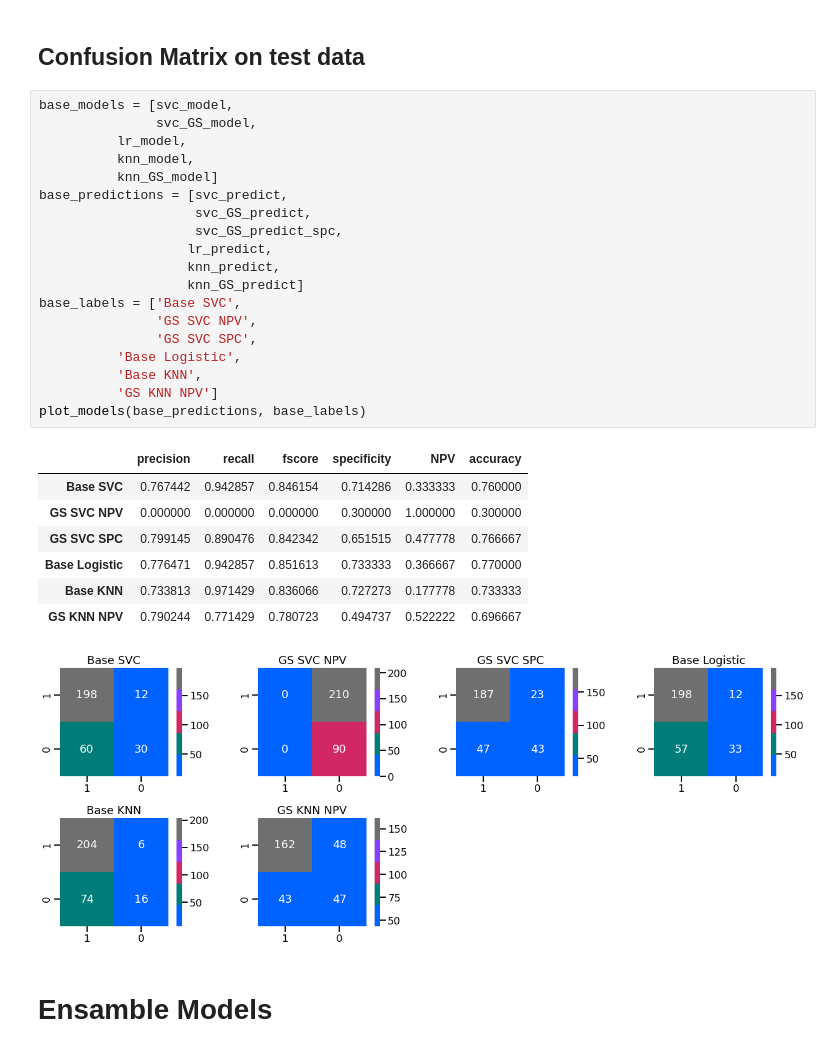
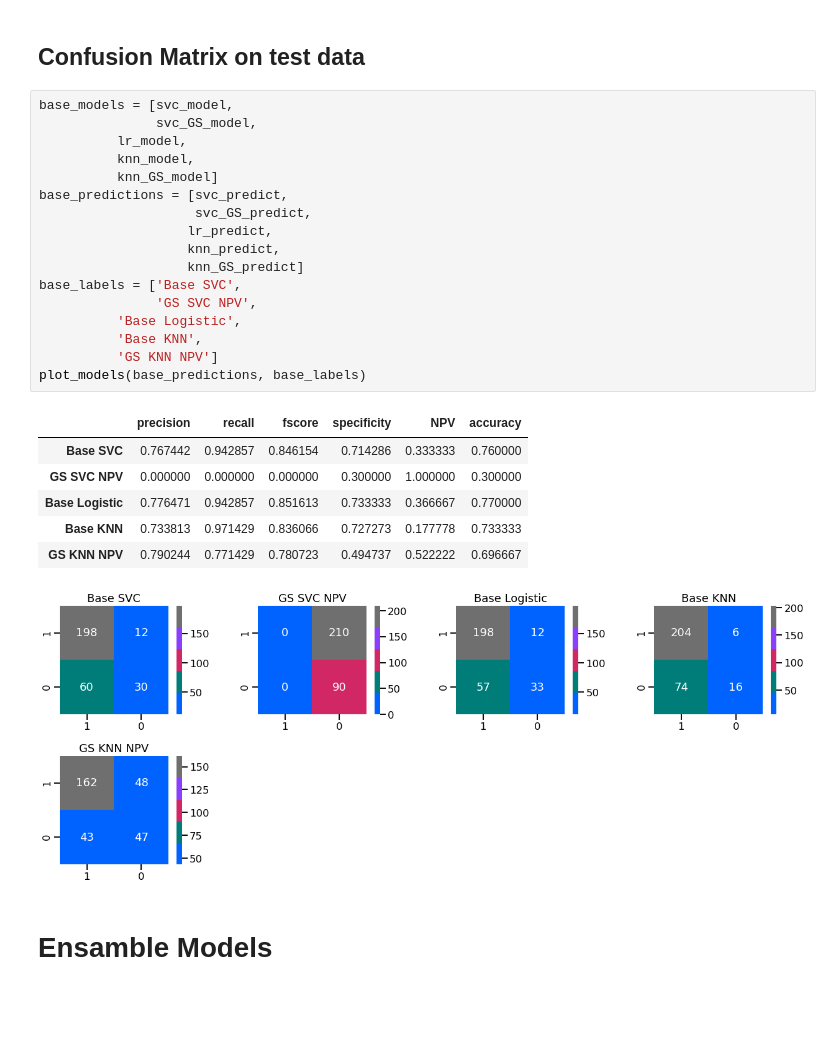
Before and after one commit to pagutierreza/Supervised-Learning-Classification, a Jupyter notebook: AI_Classification_Ensamble.ipynb, the cells around one changed output. Drawn from its saved outputs; the diff is of its cells as text; blank space fills up the shorter version.

```diff
--- a/AI_Classification_Ensamble.ipynb
+++ b/AI_Classification_Ensamble.ipynb
@@ -238,31 +238,28 @@ plot_models_train(base_train, base_labels)
 # %%
 base_models = [svc_model,
                svc_GS_model,
           lr_model,
           knn_model,
           knn_GS_model]
 base_predictions = [svc_predict,
                     svc_GS_predict,
-                    svc_GS_predict_spc,
                    lr_predict,
                    knn_predict,
                    knn_GS_predict]
 base_labels = ['Base SVC',
                'GS SVC NPV',
-               'GS SVC SPC',
           'Base Logistic',
           'Base KNN',
           'GS KNN NPV']
 plot_models(base_predictions, base_labels)
 # %% [output]
 |  | precision | recall | fscore | specificity | NPV | accuracy |
 | Base SVC | 0.767442 | 0.942857 | 0.846154 | 0.714286 | 0.333333 | 0.760000 |
 | GS SVC NPV | 0.000000 | 0.000000 | 0.000000 | 0.300000 | 1.000000 | 0.300000 |
-| GS SVC SPC | 0.799145 | 0.890476 | 0.842342 | 0.651515 | 0.477778 | 0.766667 |
 | Base Logistic | 0.776471 | 0.942857 | 0.851613 | 0.733333 | 0.366667 | 0.770000 |
 | Base KNN | 0.733813 | 0.971429 | 0.836066 | 0.727273 | 0.177778 | 0.733333 |
 | GS KNN NPV | 0.790244 | 0.771429 | 0.780723 | 0.494737 | 0.522222 | 0.696667 |
-[figure, old version]
+[figure, new version]
 # %% [markdown]
 # Ensamble Models
 # %% [markdown]
```
Also changed, not shown: 1 other file.
